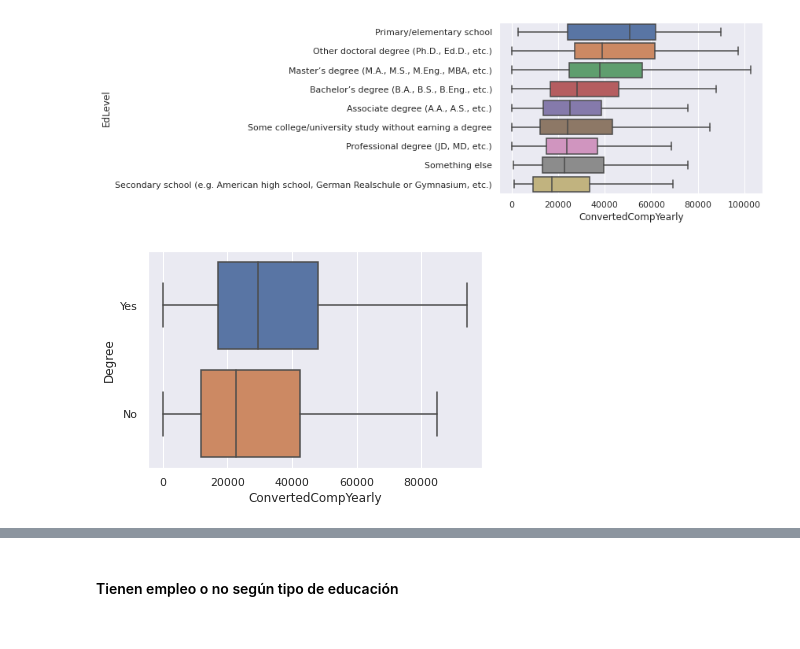
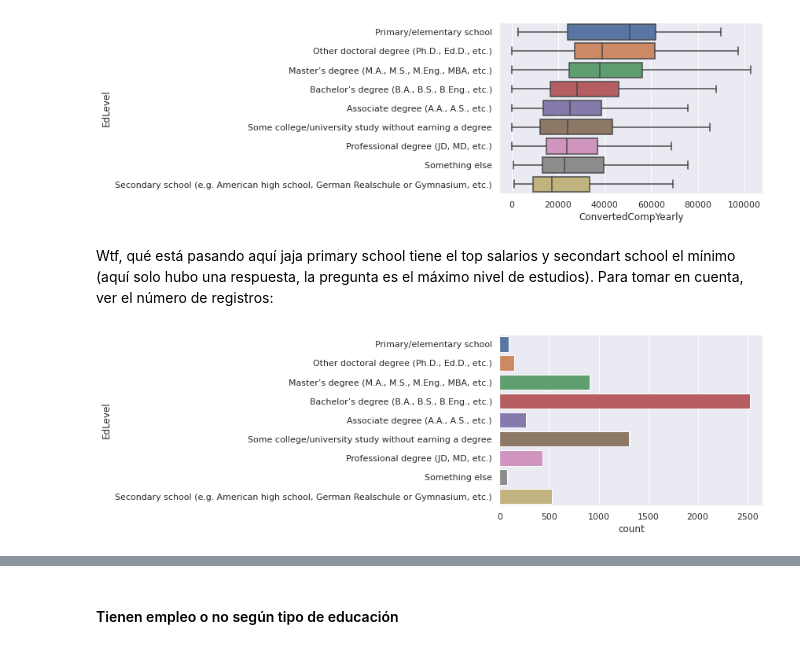
Before and after one commit to anthonymanotoa/survey-dev, a Jupyter notebook: notebooks/3-analysis-hypothesis-test.ipynb, the cells around one changed output, grey strips where cells are left out. Cells and saved outputs as stored; diff of their text form; code cells hidden in the pictures.

```diff
--- a/notebooks/3-analysis-hypothesis-test.ipynb
+++ b/notebooks/3-analysis-hypothesis-test.ipynb
@@ -170,11 +170,13 @@ sns.boxplot(y=df.EdLevel,
 plt.show()
 # %% [output]
 [figure]
-# %%
-sns.boxplot(y=df.Degree, x=df.ConvertedCompYearly, showfliers=False)
-plt.show()
-# %% [output]
-[figure, removed]
+# %% [markdown]
+Wtf, qué está pasando aquí jaja primary school tiene el top salarios y secondart school el mínimo (aquí solo hubo una respuesta, la pregunta es el máximo nivel de estudios). Para tomar en cuenta, ver el número de registros:
+# %%
+sns.countplot(y=df.EdLevel, order=list(median_salary.index))
+plt.show()
+# %% [output]
+[figure, added]
 # %%
 # Degree or EdLevel and LearnCode
 sns.countplot(y=df.LearnCode, hue=df.Degree)
```
Also changed, not shown: parts of 32 cells of this notebook, 2 other files.
